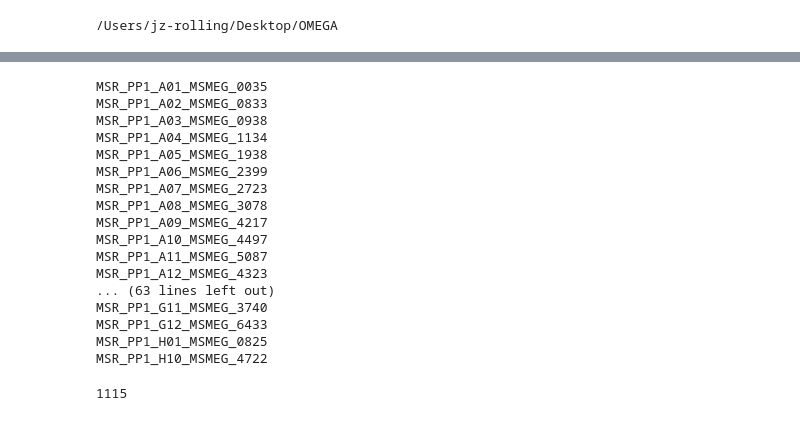
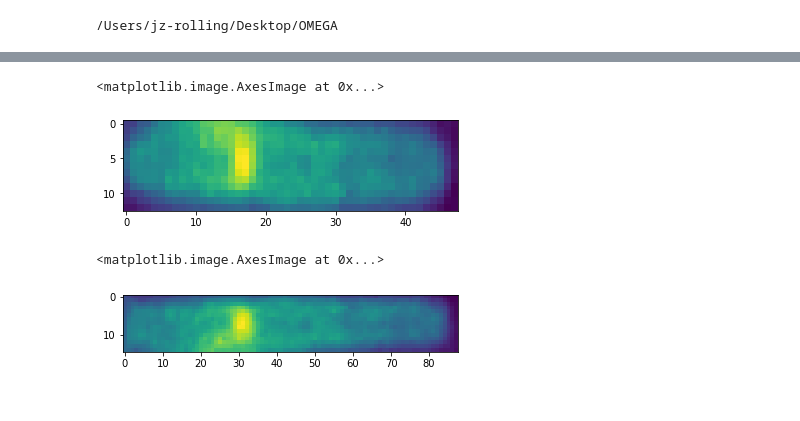
Before and after one commit to jzrolling/OMEGA, a Jupyter notebook: Notebooks/0. MSR_rerun.ipynb, the cells around one changed output, grey strips where cells are left out. Saved outputs shown, nothing was run; the diff lists cells and outputs as text; code cells hidden in the pictures.

```diff
--- a/Notebooks/0. MSR_rerun.ipynb
+++ b/Notebooks/0. MSR_rerun.ipynb
@@ -189,7 +302,7 @@ def pole_aware_resize(data,
     pole2 = resize(upscaled[:,-pole_length:],(nrows,npole),anti_aliasing=True)
     stitched = np.concatenate([pole1,cell_body,pole2], axis=1)
     if smoothen:
-        stitched = filters.gaussian(stitched,sigma=1)
+        stitched = filters.gaussian(stitched,sigma=0.5)
     stitched = stitched/stitched.mean()
     stitched[stitched<0]=0
 
@@ -216,6 +356,8 @@ def regular_resize(cell,
 # %%
 # convert and standardize img data
-folders = sorted(glob.glob(dst_folder+'MSR_PP1*/'))
+src_folder='/Volumes/Extreme_SSD/Junhao_Imaging_data/MSR_raw_data/'
+dst_folder='/Volumes/Extreme_SSD/MSR_rerun_20201112/'
+folders = sorted(glob.glob(dst_folder+'MSR*/'))
 for f in folders:
     header = f.split('/')[-2]
     if len(glob.glob(f+'*miscellaneous_data.pk'))>0:
@@ -226,29 +368,14 @@ for f in folders:
         lengths = data_dict['lengths']
         straightened = data_dict['FITC']['straightened_axial_data']
         straighten_regularized = [pole_aware_resize(straightened[i],
-                                                    lengths[i], channel='FITC')[0] for i in range(len(lengths))]
+                                                    lengths[i],
+                                                    channel='FITC',
+                                                    nrows=15,
+                                                    ncols=30,
+                                                    npole=3,)[0] for i in range(len(lengths))]
         straighten_regularized = np.array(straighten_regularized)
         compiled=np.hstack([cell_id,
                             lengths.reshape(-1,1),
                             is_outlier.reshape(-1,1),
                             straighten_regularized])
-        np.save('{}{}_GEMATRIA.npy'.format(f, header), compiled)
-        print(header)
+        np.save('{}{}_GEMATRIA_old_fashioned.npy'.format(f, header), compiled)
-# %% [output]
-MSR_PP1_A01_MSMEG_0035
-MSR_PP1_A02_MSMEG_0833
-MSR_PP1_A03_MSMEG_0938
-MSR_PP1_A04_MSMEG_1134
-MSR_PP1_A05_MSMEG_1938
-MSR_PP1_A06_MSMEG_2399
-MSR_PP1_A07_MSMEG_2723
-MSR_PP1_A08_MSMEG_3078
-MSR_PP1_A09_MSMEG_4217
-MSR_PP1_A10_MSMEG_4497
-MSR_PP1_A11_MSMEG_5087
-MSR_PP1_A12_MSMEG_4323
-... (63 lines left out)
-MSR_PP1_G11_MSMEG_3740
-MSR_PP1_G12_MSMEG_6433
-MSR_PP1_H01_MSMEG_0825
-MSR_PP1_H10_MSMEG_4722
@@ -257,2 +408,28 @@ MSR_PP1_H10_MSMEG_4722
+# %%
+# convert and standardize img data
+src_folder='/Volumes/Extreme_SSD/Junhao_Imaging_data/MSR_raw_data/'
+dst_folder='/Volumes/Extreme_SSD/MSR_rerun_20201112/'
+folders = sorted(glob.glob(dst_folder+'MSR*/'))
+for f in folders:
+    header = f.split('/')[-2]
+    if len(glob.glob(f+'*miscellaneous_data.pk'))>0:
+        data_dict = pk.load(open(f+'{}_miscellaneous_data.pk'.format(header),'rb'))
+        df = pd.read_excel(f+'{}_accepted_cells_morphology.xls'.format(header))
+        cell_id = np.array(data_dict['cell_id']).astype(int)
+        is_outlier = data_dict['is_outlier']
+        lengths = data_dict['lengths']
+        straightened = data_dict['FITC']['straightened_axial_data']
+        straighten_regularized = [pole_aware_resize(straightened[i],
+                                                    lengths[i],
+                                                    channel='FITC',
+                                                    nrows=25,
+                                                    ncols=50,
+                                                    npole=4,)[0] for i in range(len(lengths))]
+        straighten_regularized = np.array(straighten_regularized)
+        compiled=np.hstack([cell_id,
+                            lengths.reshape(-1,1),
+                            is_outlier.reshape(-1,1),
+                            straighten_regularized])
+        np.save('{}{}_GEMATRIA_25_50_5.npy'.format(f, header), compiled)
 # %%
 well_stats = []
@@ -288,7 +466,15 @@ for i in range(len(well_stats)):
             rep[i]=2
 well_stats['replicate']=rep
 well_stats.to_excel('/Volumes/Extreme_SSD/MSR_rerun_20201112_analysis/well_stats.xls')
-# %%
-well_stats
-# %% [output]
-1115
+# %%
+d = pk.load(open('/Volumes/Extreme_SSD/MSR_rerun_20201112/MSR_08_A08_MSMEG_4287/MSR_08_A08_MSMEG_4287_miscellaneous_data.pk','rb'))
+# %%
+plt.imshow(d['FITC']['straightened_axial_data'][29])
+# %% [output]
+<matplotlib.image.AxesImage at 0x...>
+[figure, added]
+# %%
+plt.imshow(d['FITC']['straightened_width_normalized_axial_data'][29])
+# %% [output]
+<matplotlib.image.AxesImage at 0x...>
+[figure, added]
```
Also changed, not shown: parts of 24 cells of this notebook, 29 other files.
